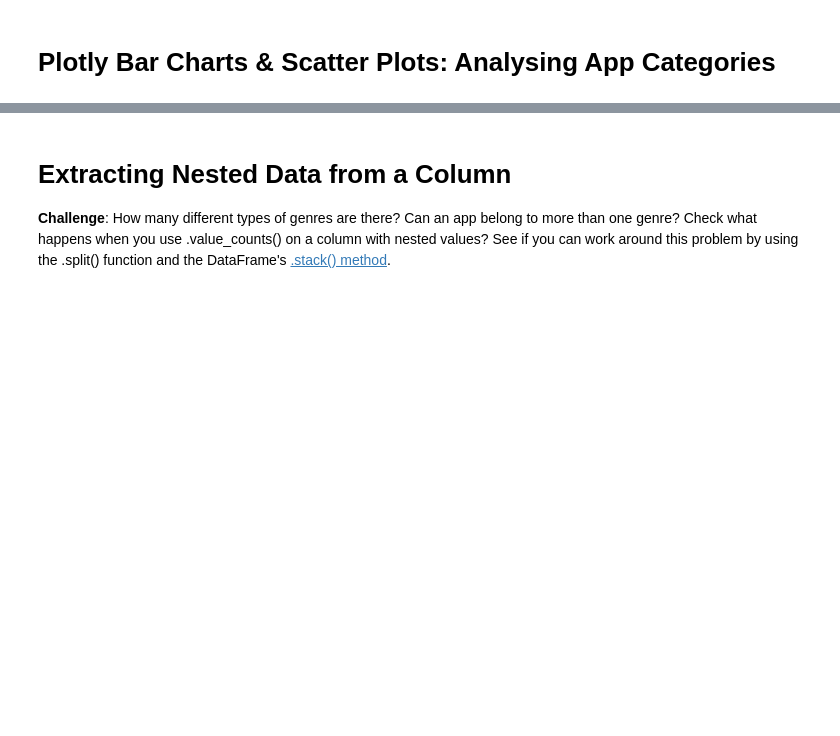
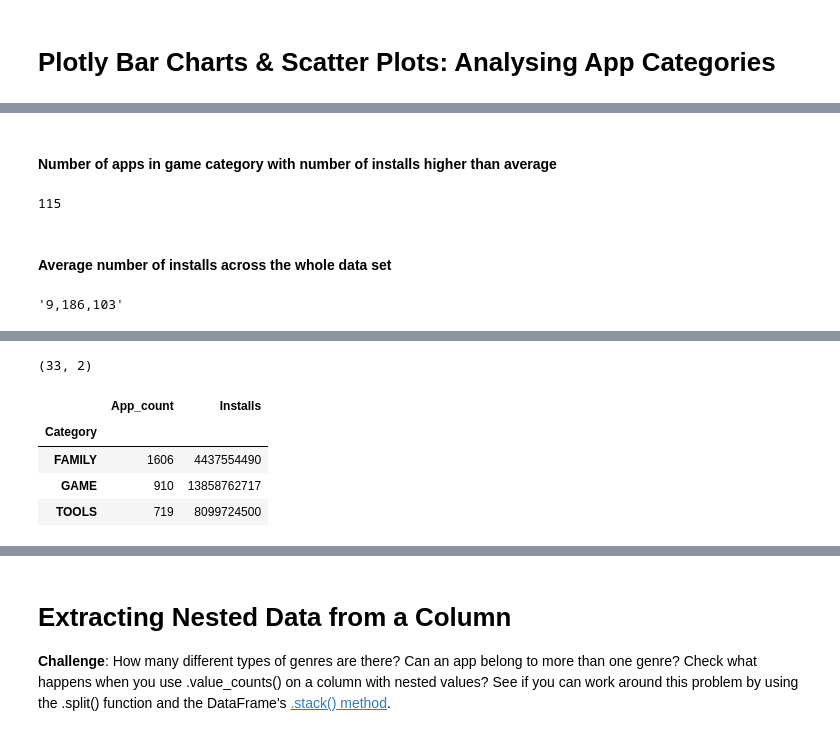
Before and after one commit to 22skowron/Data-manipulation-practice, a Jupyter notebook: Google Play Store App Analytics (start).ipynb, the cells around one changed output, grey strips where cells are left out. Drawn from its saved outputs; the diff is of its cells as text; code cells hidden in the pictures; blank space fills up the shorter version.

```diff
--- a/Google Play Store App Analytics (start).ipynb
+++ b/Google Play Store App Analytics (start).ipynb
@@ -242,3 +494,15 @@ h_bar_chart.show()
+# %% [markdown]
+#### Number of apps in game category with number of installs higher than average
+# %%
+(game_apps_df['Installs'] > game_apps_df['Installs'].mean()).sum()
+# %% [output]
+115
+# %% [markdown]
+#### Average number of installs across the whole data set
+# %%
+'{:,.0f}'.format(apps_clean_df['Installs'].mean())
+# %% [output]
+'9,186,103'
 # %% [markdown]
 ### Category Concentration - Downloads vs. Competition
 
@@ -252,3 +516,16 @@ h_bar_chart.show()
 <img src=https://imgur.com/cHsqh6a.png>
 
 *Hint*: Use the size, hover_name and color parameters in .scatter(). To scale the yaxis, call .update_layout() and specify that the yaxis should be on a log-scale like so: yaxis=dict(type='log')
+# %%
+installs_vs_count_df = apps_clean_df.groupby('Category').agg({'App': 'count', 'Installs': 'sum'})
+installs_vs_count_df.rename(columns={'App': 'App_count'}, inplace=True)
+
+print(installs_vs_count_df.shape)
+installs_vs_count_df.sort_values(by='App_count', ascending=False).head(3)
+# %% [output]
+(33, 2)
+|  | App_count | Installs |
+| Category |  |  |
+| FAMILY | 1606 | 4437554490 |
+| GAME | 910 | 13858762717 |
+| TOOLS | 719 | 8099724500 |
```
Also changed, not shown: parts of 45 cells of this notebook, 2 other files.
